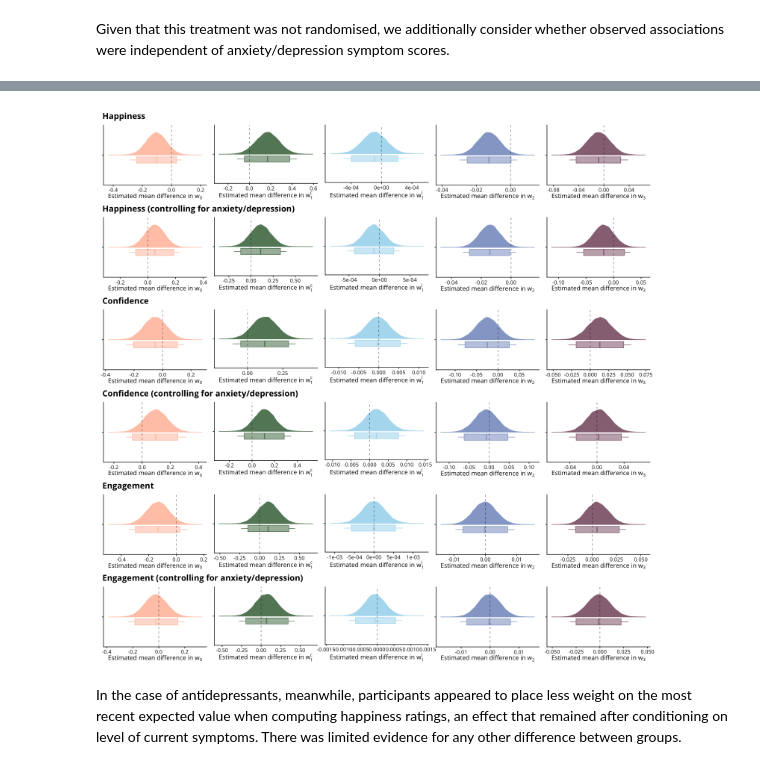
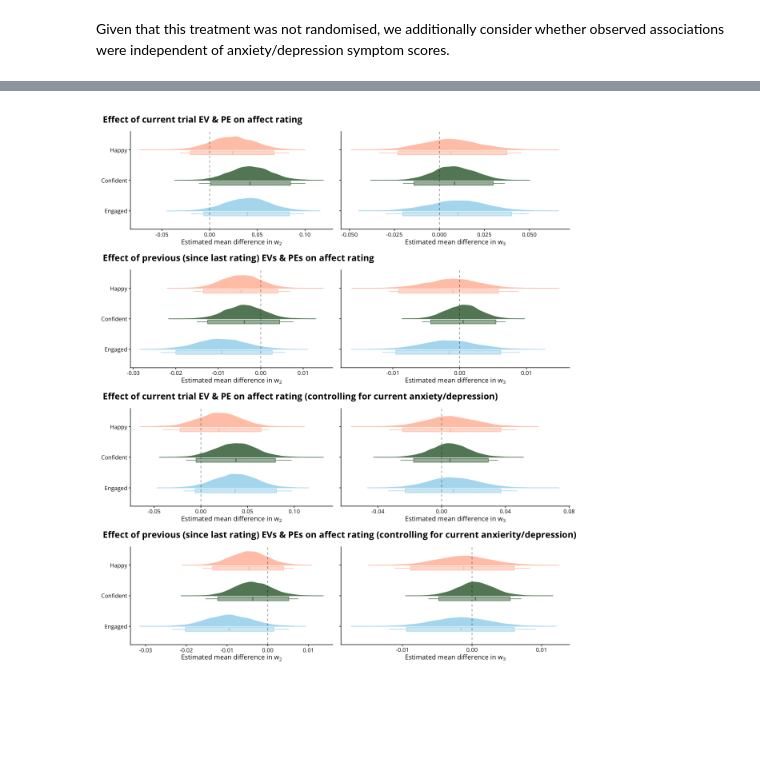
Before and after one commit to qdercon/pstpipeline, a Jupyter notebook: notebooks/affect_main_results.ipynb, the cells around one changed output, grey strips where cells are left out. Cells and saved outputs as stored; diff of their text form; code cells hidden in the pictures; blank space fills up the shorter version.

```diff
--- a/notebooks/affect_main_results.ipynb
+++ b/notebooks/affect_main_results.ipynb
@@ -2283,36 +2099,0 @@ Total execution time: 1.2 seconds.
-# %%
-%%R -w 15 -h 15 --units in -r 100
-
-antidep_plt_happy <- pstpipeline::plot_glm(
-  antidep_cond_models$happy$no_AD, plot_var = "antidepressant", font = "Open Sans",
-  font_size = 12, pal = pal, ovrll_title = "Happiness"
-)
-antidep_plt_happy_ad <- pstpipeline::plot_glm(
-  antidep_cond_models$happy$AD, plot_var = "antidepressant", font = "Open Sans",
-  font_size = 12, pal = pal, ovrll_title = "Happiness (controlling for anxiety/depression)"
-)
-
-antidep_plt_conf <- pstpipeline::plot_glm(
-  antidep_cond_models$confident$no_AD, plot_var = "antidepressant", font = "Open Sans",
-  font_size = 12, pal = pal, ovrll_title = "Confidence"
-)
-antidep_plt_conf_ad <- pstpipeline::plot_glm(
-  antidep_cond_models$confident$AD, plot_var = "antidepressant", font = "Open Sans",
-  font_size = 12, pal = pal, ovrll_title = "Confidence (controlling for anxiety/depression)"
-)
-
-antidep_plt_bored <- pstpipeline::plot_glm(
-  antidep_cond_models$engaged$no_AD, plot_var = "antidepressant", font = "Open Sans",
-  font_size = 12, pal = pal, ovrll_title = "Engagement"
-)
-antidep_plt_bored_ad <- pstpipeline::plot_glm(
-  antidep_cond_models$engaged$AD, plot_var = "antidepressant", font = "Open Sans",
-  font_size = 12, pal = pal, ovrll_title = "Engagement (controlling for anxiety/depression)"
-)
-
-antidep_plt_happy / antidep_plt_happy_ad / antidep_plt_conf /
-  antidep_plt_conf_ad / antidep_plt_bored / antidep_plt_bored_ad
-# %% [output]
-[figure, removed]
-# %% [markdown]
-In the case of antidepressants, meanwhile, participants appeared to place less weight on the most recent expected value when computing happiness ratings, an effect that remained after conditioning on level of current symptoms. There was limited evidence for any other difference between groups.
@@ -2322,0 +2100,36 @@ saveRDS(antidep_cond_models, "outputs/cmdstan/affect_2a/outcome_glms/antidepress
+# %%
+%%R -w 12 -h 14 --units in -r 100
+
+glmm_plts$antidepressant <- list()
+glmm_plts$antidepressant_ad <- list()
+
+glmm_plts$antidepressant$main_eff <- pstpipeline::plot_glm(
+  glmms$antidepressant, plot_var = "b_antidepressant", grp = "adj",
+  grp_labs = c("Engaged", "Confident", "Happy"),
+  fclr = "adj", font = "Open Sans", font_size = 12, pal = pal,
+  ovrll_title = "Effect of current trial EV & PE on affect rating"
+)
+glmm_plts$antidepressant$int_eff <- pstpipeline::plot_glm(
+  glmms$antidepressant, plot_var = "b_antidepressant:outc_lag", grp = "adj",
+  grp_labs = c("Engaged", "Confident", "Happy"),
+  fclr = "adj", font = "Open Sans", font_size = 12, pal = pal,
+  ovrll_title = "Effect of previous (since last rating) EVs & PEs on affect rating"
+)
+
+glmm_plts$antidepressant_ad$main_eff <- pstpipeline::plot_glm(
+  glmms$antidepressant_ad, plot_var = "b_antidepressant", grp = "adj",
+  grp_labs = c("Engaged", "Confident", "Happy"),
+  fclr = "adj", font = "Open Sans", font_size = 12, pal = pal,
+  ovrll_title = "Effect of current trial EV & PE on affect rating (controlling for current anxiety/depression)"
+)
+glmm_plts$antidepressant_ad$int_eff <- pstpipeline::plot_glm(
+  glmms$antidepressant_ad, plot_var = "b_antidepressant:outc_lag", grp = "adj",
+  grp_labs = c("Engaged", "Confident", "Happy"),
+  fclr = "adj", font = "Open Sans", font_size = 12, pal = pal,
+  ovrll_title = "Effect of previous (since last rating) EVs & PEs on affect rating (controlling for current anxierity/depression)"
+)
+
+glmm_plts$antidepressant$main_eff / glmm_plts$antidepressant$int_eff /
+  glmm_plts$antidepressant_ad$main_eff / glmm_plts$antidepressant_ad$int_eff
+# %% [output]
+[figure, added]
```
Also changed, not shown: parts of 22 cells of this notebook, 34 other files.
